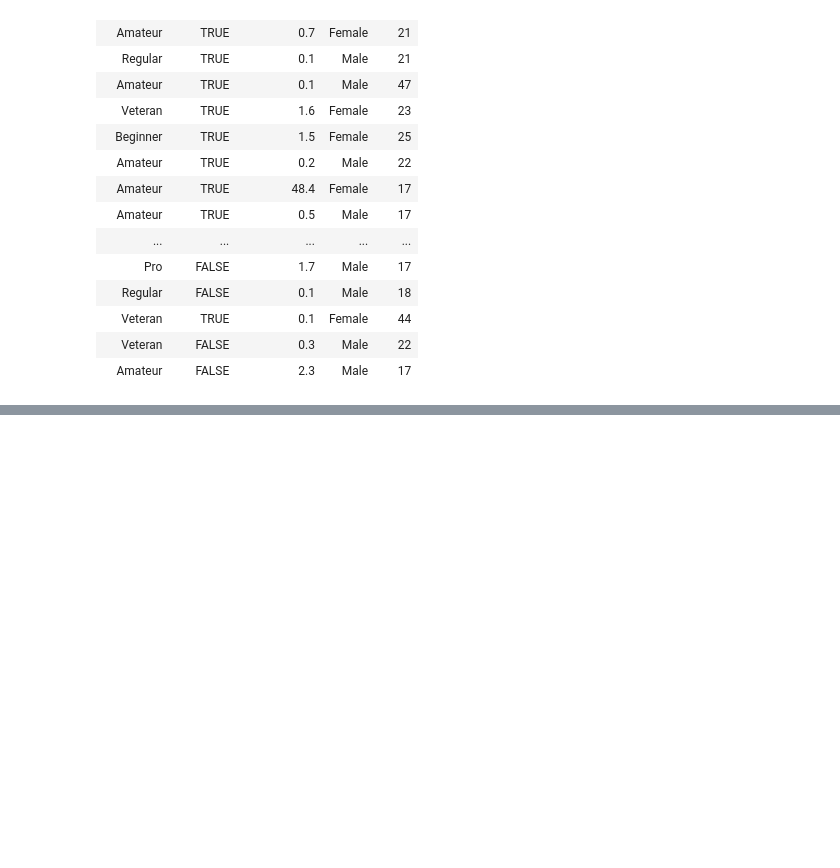
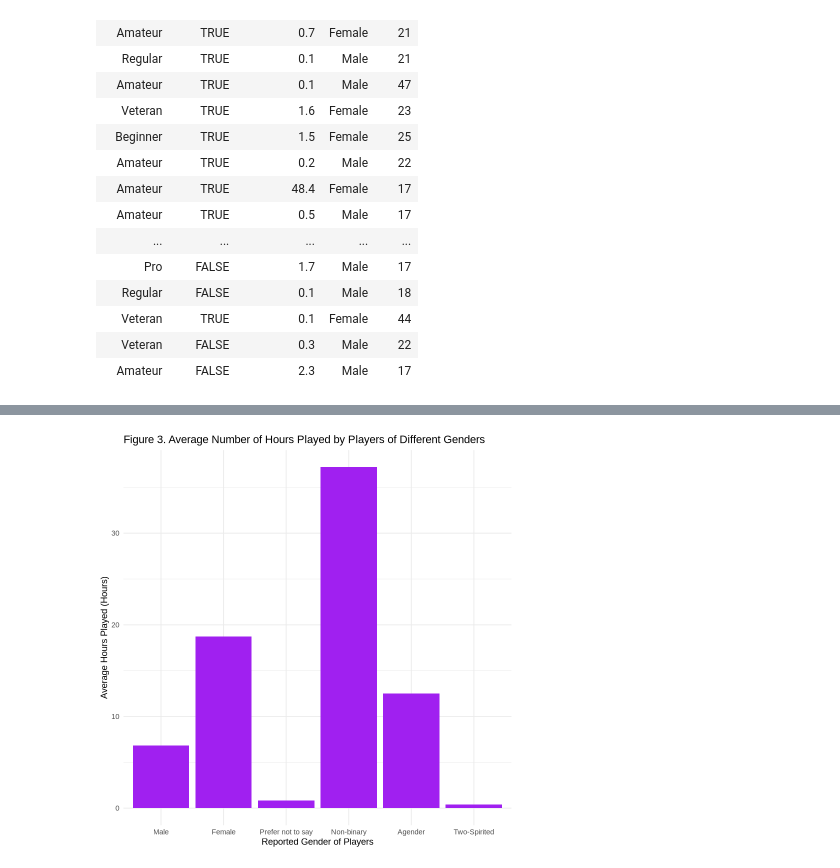
Before and after one commit to Sachi-F/dsci100_group3, a Jupyter notebook: project.ipynb, the cells around one changed output, grey strips where cells are left out. Cells and saved outputs as stored; diff of their text form; code cells hidden in the pictures; blank space fills up the shorter version.

```diff
--- a/project.ipynb
+++ b/project.ipynb
@@ -93,0 +123,14 @@ A tibble: 109 × 5
+# %%
+player_data_gender_mean <- player_data_filtered |>
+group_by (gender) |>
+summarise(played_hours = mean (played_hours, na.rm = TRUE))
+
+
+ggplot(player_data_gender_mean, aes (x = gender, y = played_hours) ) +
+geom_bar(stat = "identity", fill = "purple") +
+labs (title = "Figure 3. Average Number of Hours Played by Players of Different Genders",
+x = "Reported Gender of Players",
+y = "Average Hours Played (Hours)") +
+theme_minimal()
+# %% [output]
+[figure, added]
```
Also changed, not shown: parts of 3 cells of this notebook.
